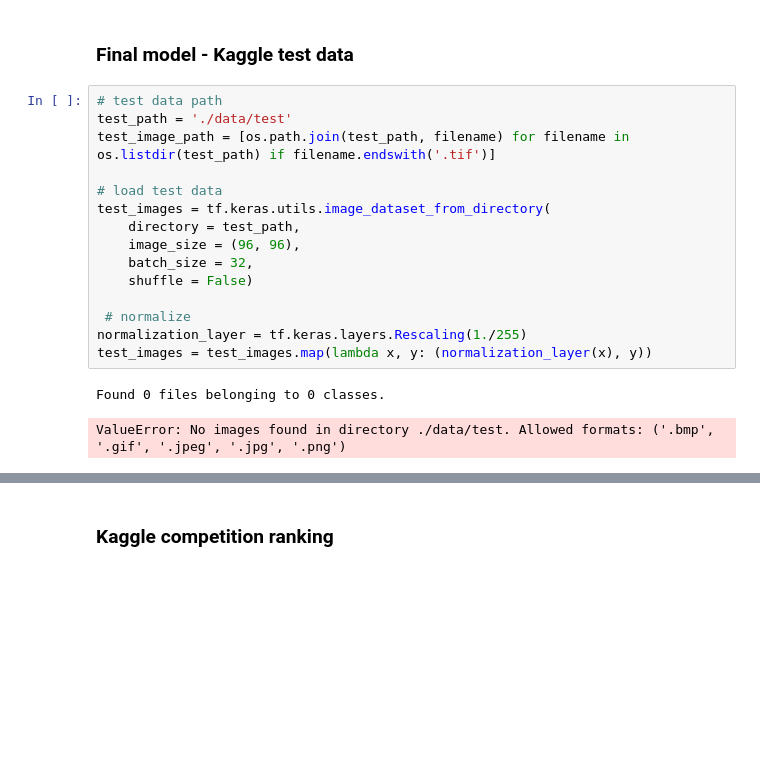
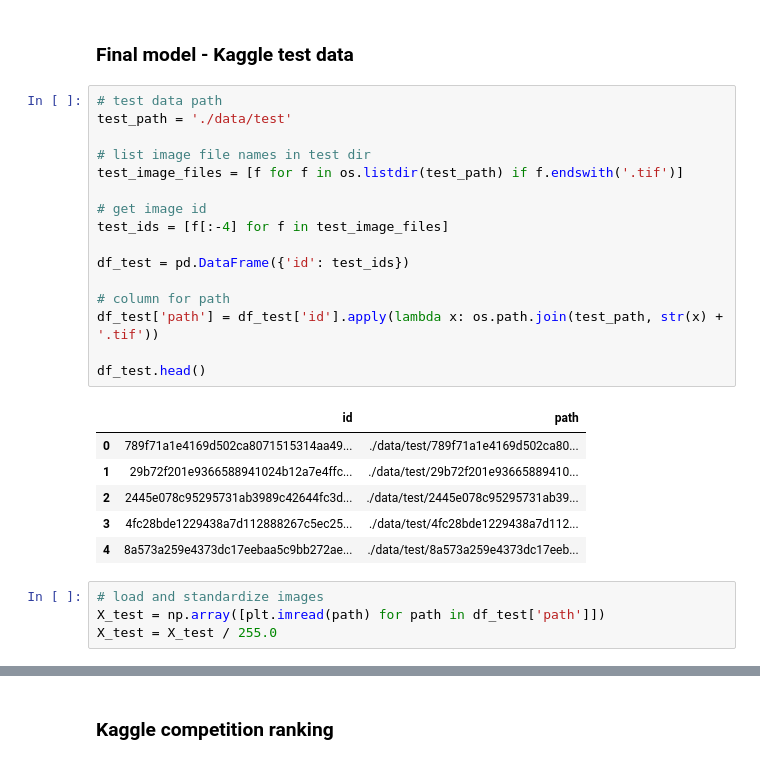
Before and after one commit to FleaBusyBeeBergs/dtsa5511-cnn-cancer-detection, a Jupyter notebook: cnn-cancer-detection.ipynb, the cells around one changed output, grey strips where cells are left out. Cells and saved outputs as stored; diff of their text form; blank space fills up the shorter version.

```diff
--- a/cnn-cancer-detection.ipynb
+++ b/cnn-cancer-detection.ipynb
@@ -783,21 +806,30 @@ Epoch 20/20
 ## Results and Analysis
 # %% [markdown]
 ### Final model - Kaggle test data
-# %%
-# test data path
-test_path = './data/test'
-test_image_path = [os.path.join(test_path, filename) for filename in os.listdir(test_path) if filename.endswith('.tif')]
-
-# load test data
-test_images = tf.keras.utils.image_dataset_from_directory(
-    directory = test_path,
-    image_size = (96, 96),
-    batch_size = 32,
-    shuffle = False)
-
- # normalize
-normalization_layer = tf.keras.layers.Rescaling(1./255)
-test_images = test_images.map(lambda x, y: (normalization_layer(x), y))
-# %% [output]
-Found 0 files belonging to 0 classes.
-ValueError: No images found in directory ./data/test. Allowed formats: ('.bmp', '.gif', '.jpeg', '.jpg', '.png')
+# %%
+# test data path
+test_path = './data/test'
+
+# list image file names in test dir
+test_image_files = [f for f in os.listdir(test_path) if f.endswith('.tif')]
+
+# get image id
+test_ids = [f[:-4] for f in test_image_files]
+
+df_test = pd.DataFrame({'id': test_ids})
+
+# column for path
+df_test['path'] = df_test['id'].apply(lambda x: os.path.join(test_path, str(x) + '.tif'))
+
+df_test.head()
+# %% [output]
+|  | id | path |
+| 0 | 789f71a1e4169d502ca8071515314aa49... | ./data/test/789f71a1e4169d502ca80... |
+| 1 | 29b72f201e9366588941024b12a7e4ffc... | ./data/test/29b72f201e93665889410... |
+| 2 | 2445e078c95295731ab3989c42644fc3d... | ./data/test/2445e078c95295731ab39... |
+| 3 | 4fc28bde1229438a7d112888267c5ec25... | ./data/test/4fc28bde1229438a7d112... |
+| 4 | 8a573a259e4373dc17eebaa5c9bb272ae... | ./data/test/8a573a259e4373dc17eeb... |
+# %%
+# load and standardize images
+X_test = np.array([plt.imread(path) for path in df_test['path']])
+X_test = X_test / 255.0
```
Also changed, not shown: parts of 7 cells of this notebook.
